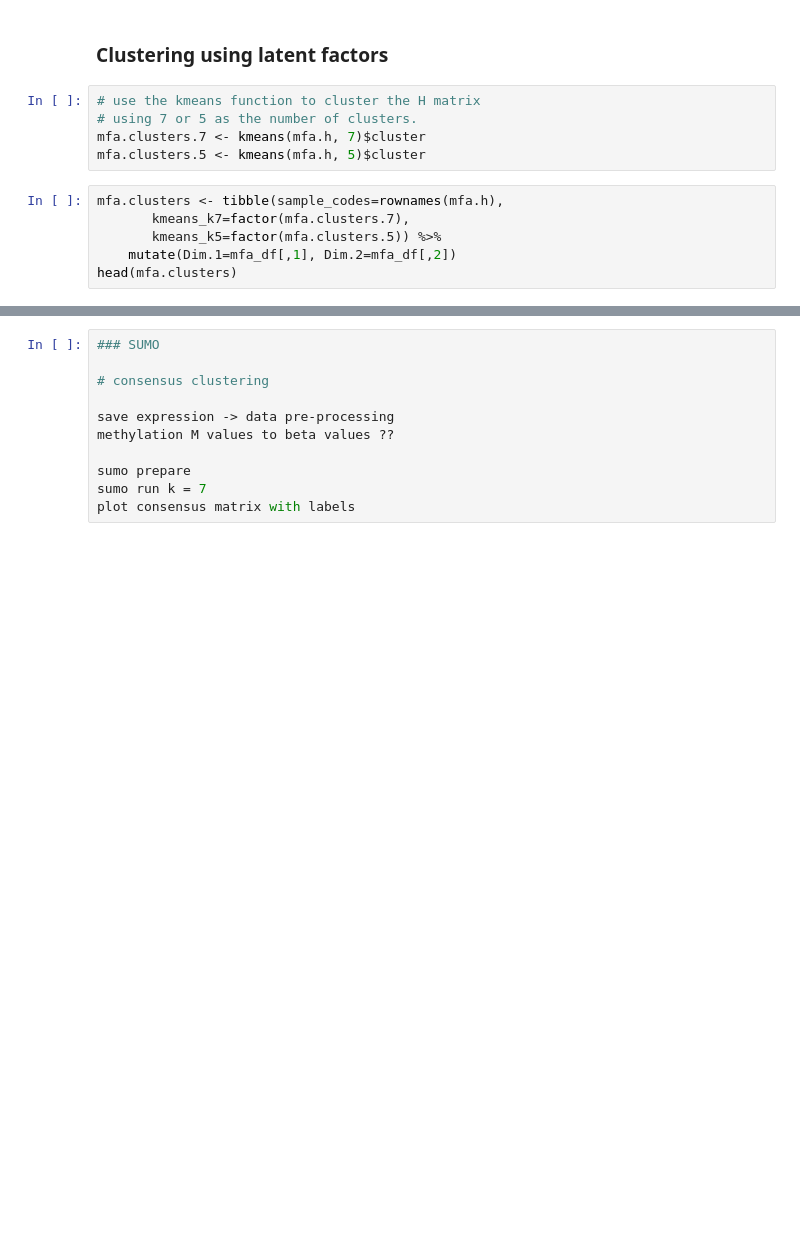
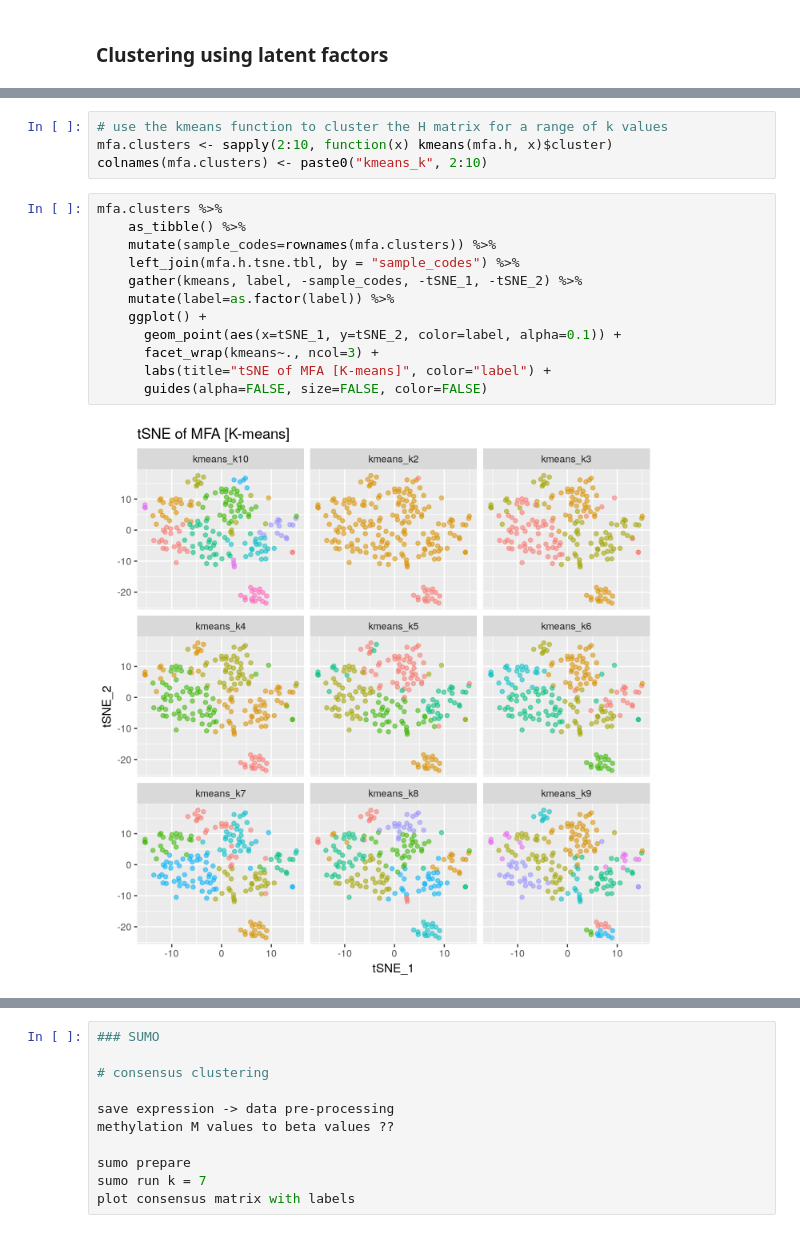
Before and after one commit to sienkie/multi-omics-hackathon, a Jupyter notebook: 2_Data_integration.ipynb, the cells around one changed output, grey strips where cells are left out. Drawn from its saved outputs; the diff is of its cells as text; blank space fills up the shorter version.

```diff
--- a/2_Data_integration.ipynb
+++ b/2_Data_integration.ipynb
@@ -130,13 +205,2 @@ Heatmap(mfa.h[,1:2], show_row_names=FALSE, name="MFA",
 # %% [markdown]
 ### Clustering using latent factors
-# %%
-# use the kmeans function to cluster the H matrix
-# using 7 or 5 as the number of clusters.
-mfa.clusters.7 <- kmeans(mfa.h, 7)$cluster
-mfa.clusters.5 <- kmeans(mfa.h, 5)$cluster
-# %%
-mfa.clusters <- tibble(sample_codes=rownames(mfa.h),
-       kmeans_k7=factor(mfa.clusters.7),
-       kmeans_k5=factor(mfa.clusters.5)) %>%
-    mutate(Dim.1=mfa_df[,1], Dim.2=mfa_df[,2])
-head(mfa.clusters)
@@ -269,0 +213,18 @@ normalize.matrix <- function(data.matrix) {
+# %%
+# use the kmeans function to cluster the H matrix for a range of k values
+mfa.clusters <- sapply(2:10, function(x) kmeans(mfa.h, x)$cluster)
+colnames(mfa.clusters) <- paste0("kmeans_k", 2:10)
+# %%
+mfa.clusters %>%
+    as_tibble() %>%
+    mutate(sample_codes=rownames(mfa.clusters)) %>%
+    left_join(mfa.h.tsne.tbl, by = "sample_codes") %>%
+    gather(kmeans, label, -sample_codes, -tSNE_1, -tSNE_2) %>%
+    mutate(label=as.factor(label)) %>%
+    ggplot() +
+      geom_point(aes(x=tSNE_1, y=tSNE_2, color=label, alpha=0.1)) +
+      facet_wrap(kmeans~., ncol=3) +
+      labs(title="tSNE of MFA [K-means]", color="label") +
+      guides(alpha=FALSE, size=FALSE, color=FALSE)
+# %% [output]
+[figure, added]
```
Also changed, not shown: parts of 64 cells of this notebook, 4 other files.
